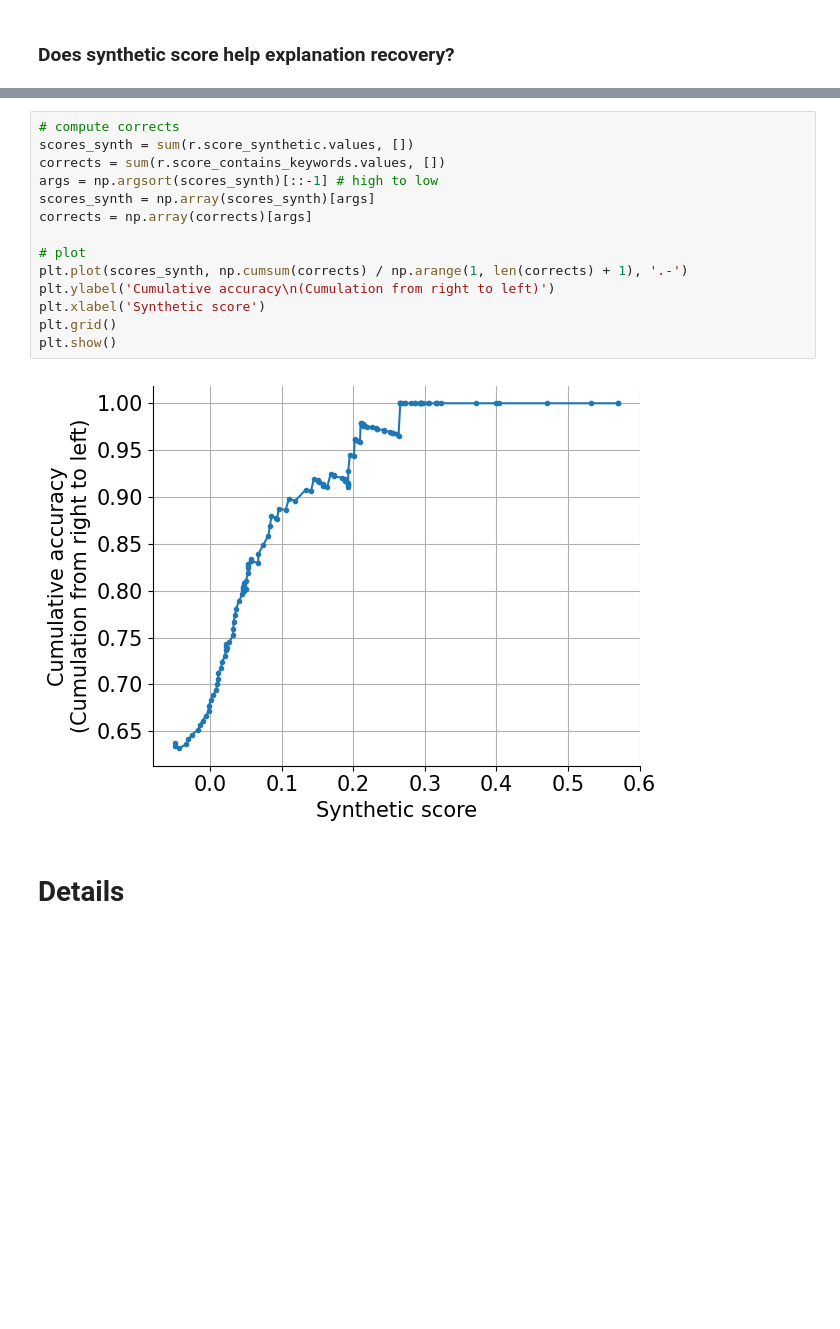
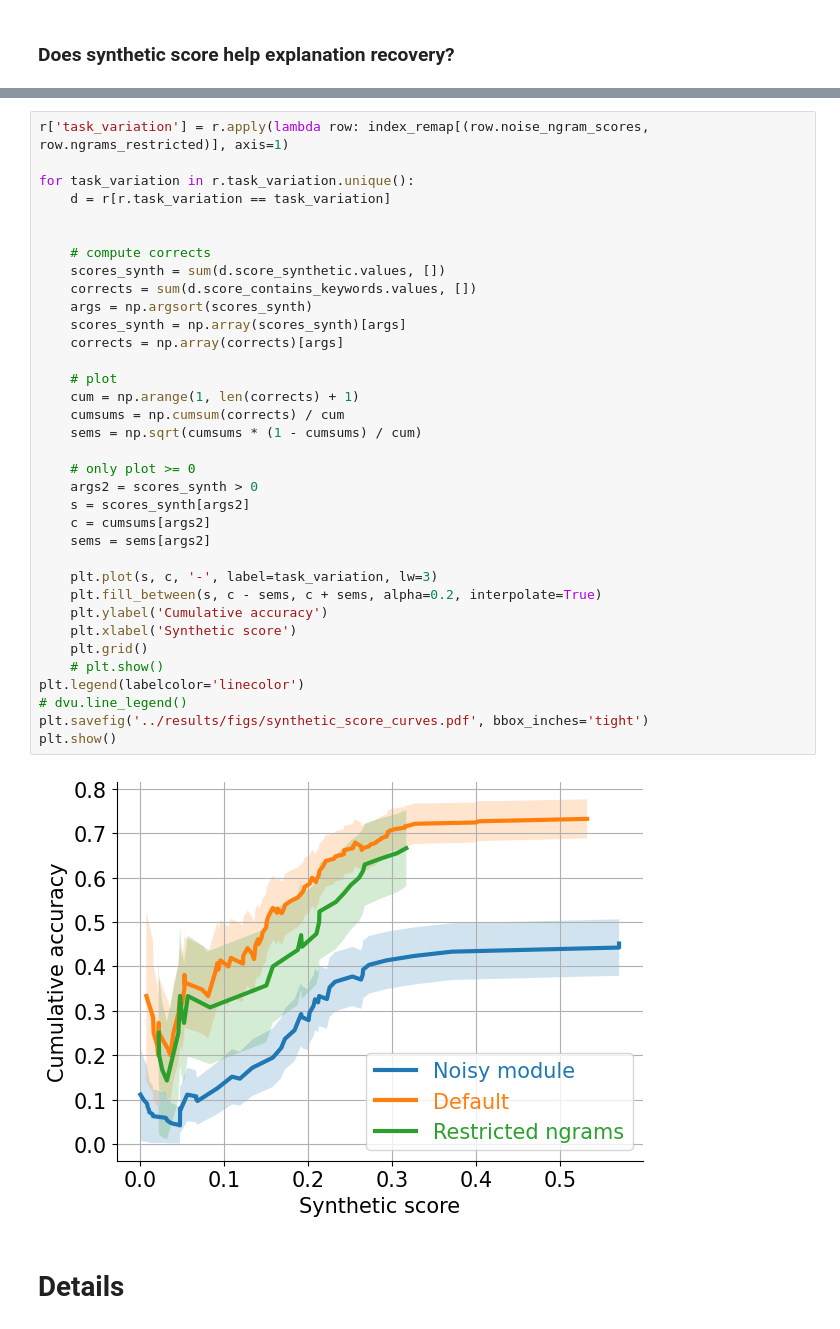
Before and after one commit to microsoft/automated-explanations, a Jupyter notebook: notebooks/02_synthetic.ipynb, the cells around one changed output, grey strips where cells are left out. Cells and saved outputs as stored; diff of their text form; blank space fills up the shorter version.

Commit message:
add pm to result

```diff
--- a/notebooks/02_synthetic.ipynb
+++ b/notebooks/02_synthetic.ipynb
@@ -183,19 +211,40 @@ display(g2)
-# %%
-# compute corrects
-scores_synth = sum(r.score_synthetic.values, [])
-corrects = sum(r.score_contains_keywords.values, [])
-args = np.argsort(scores_synth)[::-1] # high to low
-scores_synth = np.array(scores_synth)[args]
-corrects = np.array(corrects)[args]
-
-# plot
-plt.plot(scores_synth, np.cumsum(corrects) / np.arange(1, len(corrects) + 1), '.-')
-plt.ylabel('Cumulative accuracy\n(Cumulation from right to left)')
-plt.xlabel('Synthetic score')
-plt.grid()
-plt.show()
-# %% [output]
-[figure, removed]
+# %%
+r['task_variation'] = r.apply(lambda row: index_remap[(row.noise_ngram_scores, row.ngrams_restricted)], axis=1)
+
+for task_variation in r.task_variation.unique():
+    d = r[r.task_variation == task_variation]
+
+
+    # compute corrects
+    scores_synth = sum(d.score_synthetic.values, [])
+    corrects = sum(d.score_contains_keywords.values, [])
+    args = np.argsort(scores_synth)
+    scores_synth = np.array(scores_synth)[args]
+    corrects = np.array(corrects)[args]
+
+    # plot
+    cum = np.arange(1, len(corrects) + 1)
+    cumsums = np.cumsum(corrects) / cum
+    sems = np.sqrt(cumsums * (1 - cumsums) / cum)
+
+    # only plot >= 0
+    args2 = scores_synth > 0
+    s = scores_synth[args2]
+    c = cumsums[args2]
+    sems = sems[args2]
+
+    plt.plot(s, c, '-', label=task_variation, lw=3)
+    plt.fill_between(s, c - sems, c + sems, alpha=0.2, interpolate=True)
+    plt.ylabel('Cumulative accuracy')
+    plt.xlabel('Synthetic score')
+    plt.grid()
+    # plt.show()
+plt.legend(labelcolor='linecolor')
+# dvu.line_legend()
+plt.savefig('../results/figs/synthetic_score_curves.pdf', bbox_inches='tight')
+plt.show()
+# %% [output]
+[figure, added]
 # %% [markdown]
 # Details
 # %%
```
Also changed, not shown: parts of 7 cells of this notebook, 1 other file.
